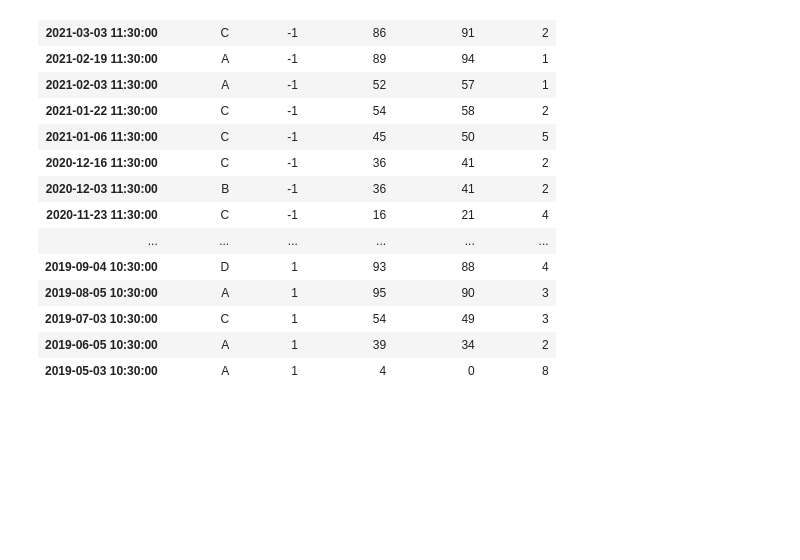
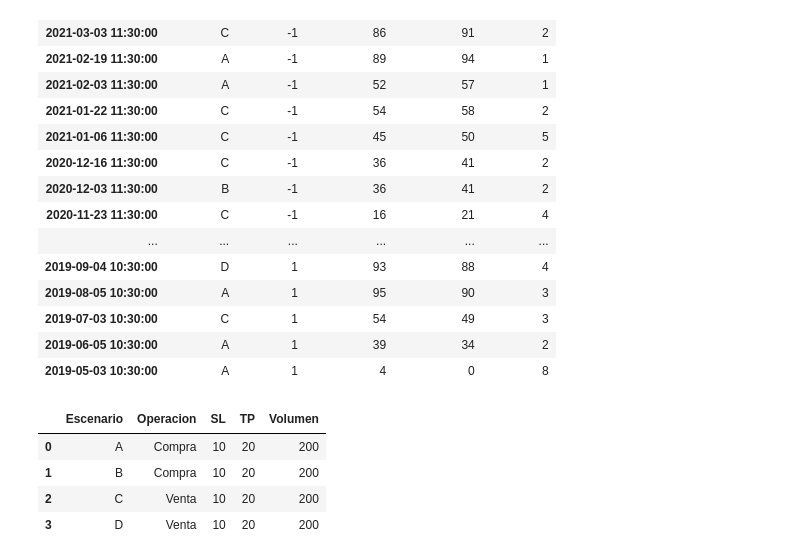
Before and after one commit to Sofiagarciaif/MyST_Proyecto_Final, a Jupyter notebook: notebook actualizado.ipynb, the cells around one changed output. Cells and saved outputs as stored; diff of their text form; code cells hidden in the pictures; blank space fills up the shorter version.

```diff
--- a/notebook actualizado.ipynb
+++ b/notebook actualizado.ipynb
@@ -441,6 +441,13 @@ def f_decisiones(Operacion, SL, TP, Volumen):
 # %%
 Operacion= ['Compra', 'Compra', 'Venta','Venta']
 SL, TP = [10, 10, 10, 10] , [20, 20, 20, 20]
 Volumen= [200, 200, 200, 200]
 decision = f_decisiones(Operacion, SL, TP, Volumen)
+decision
+# %% [output]
+|  | Escenario | Operacion | SL | TP | Volumen |
+| 0 | A | Compra | 10 | 20 | 200 |
+| 1 | B | Compra | 10 | 20 | 200 |
+| 2 | C | Venta | 10 | 20 | 200 |
+| 3 | D | Venta | 10 | 20 | 200 |
 # %%
```
Also changed, not shown: parts of 2 cells of this notebook.
